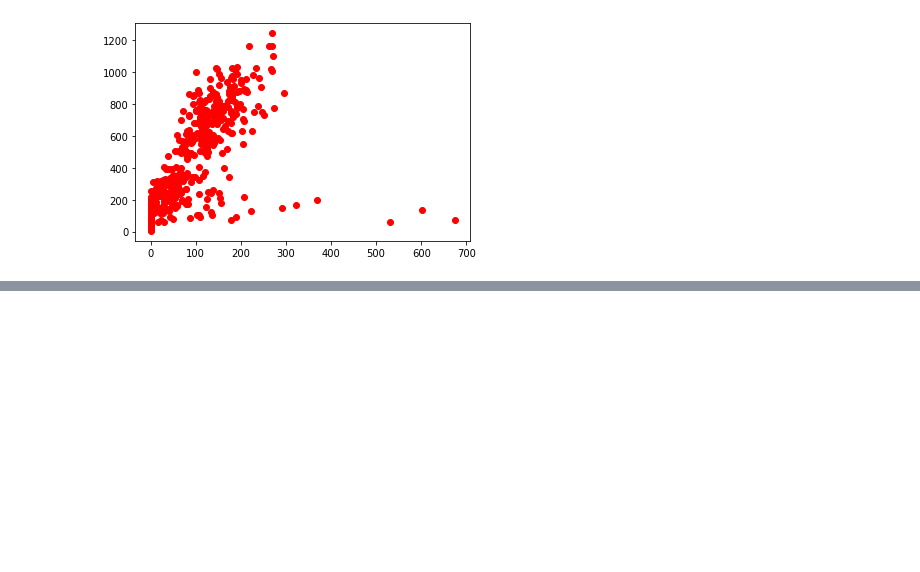
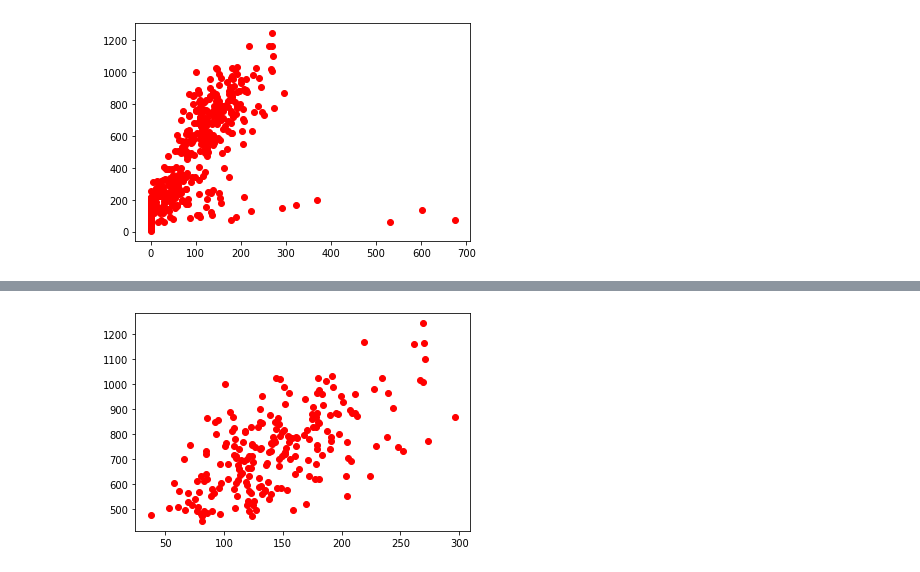
Before and after one commit to gsamp/case-cuidas, a Jupyter notebook: notebooks/avg_time_between_appts.ipynb, the cells around one changed output, grey strips where cells are left out. Cells and saved outputs as stored; diff of their text form; code cells hidden in the pictures; blank space fills up the shorter version.

```diff
--- a/notebooks/avg_time_between_appts.ipynb
+++ b/notebooks/avg_time_between_appts.ipynb
@@ -186,0 +209,4 @@ Warnings:
+# %%
+ax = plt.plot(top['avg_time'], top['num_days'], 'ro')
+# %% [output]
+[figure, added]
```
Also changed, not shown: parts of 17 cells of this notebook, 3 other files.
